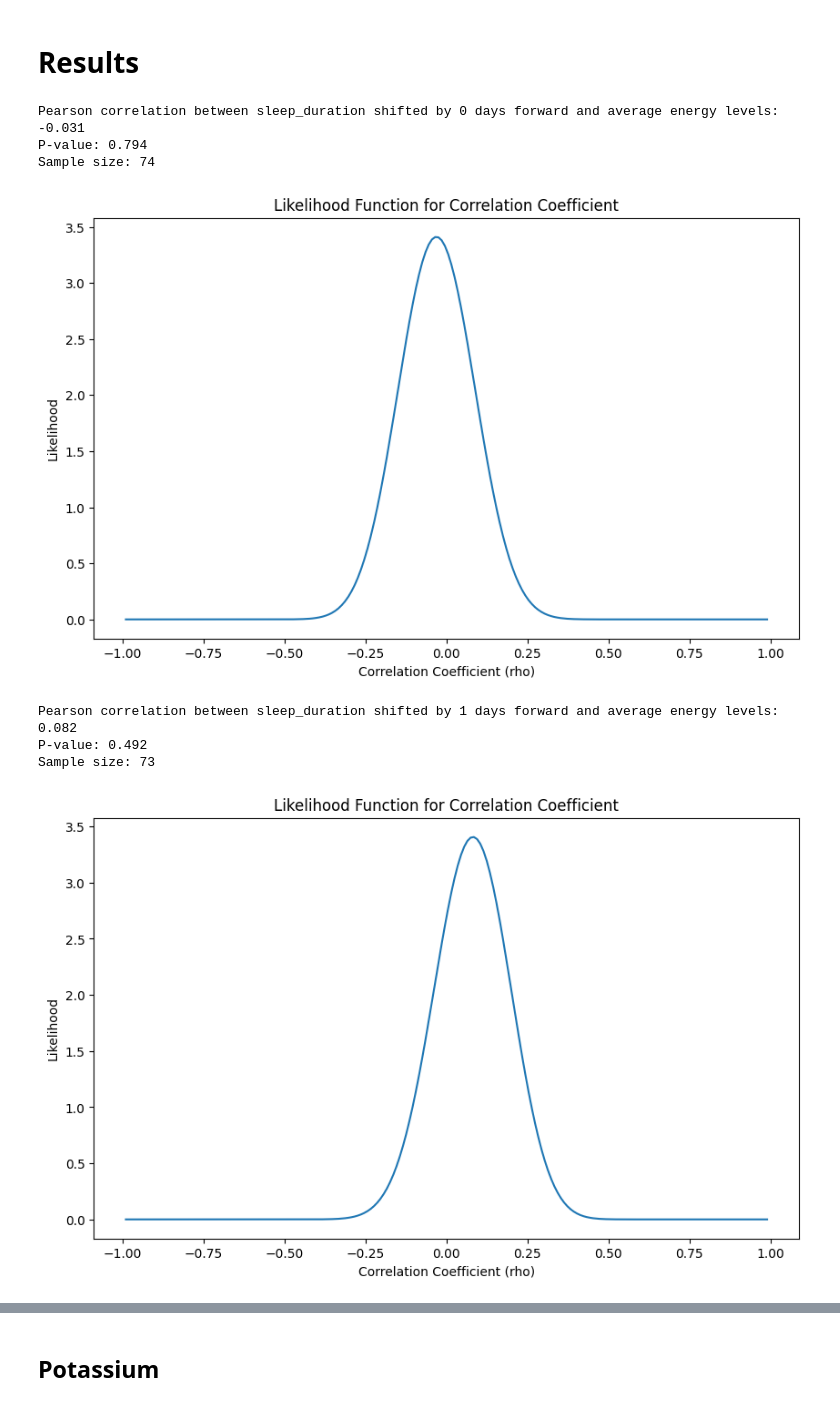
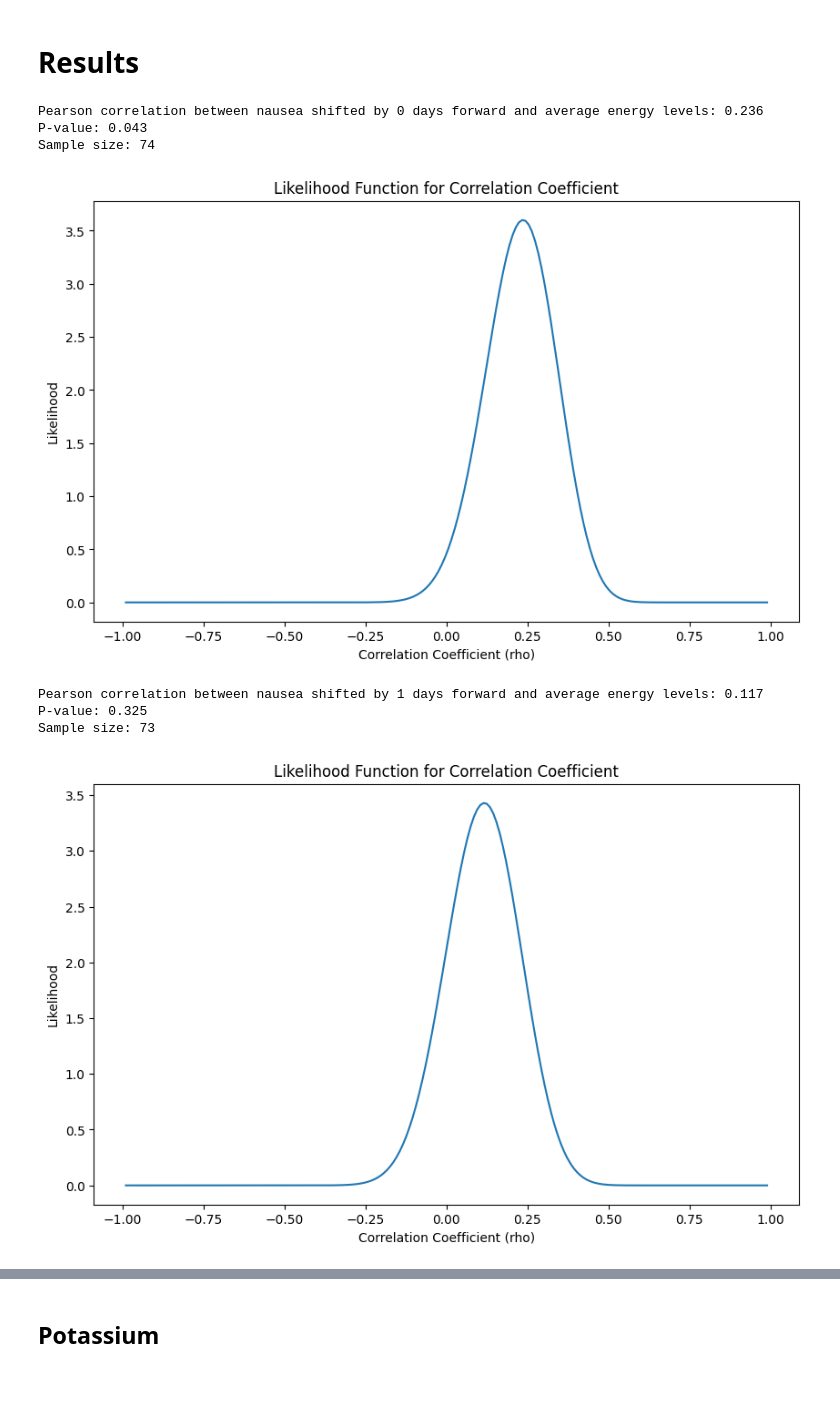
Before and after one commit to sonofhypnos/simon_data, a Jupyter notebook: simon_analysis.ipynb, the cells around one changed output, grey strips where cells are left out. Drawn from its saved outputs; the diff is of its cells as text; code cells hidden in the pictures.

Commit message:
Update data analysis

```diff
--- a/simon_analysis.ipynb
+++ b/simon_analysis.ipynb
@@ -510,11 +501,18 @@ filtered_data
 # %% [markdown]
 ## Data cleaning
 # %%
+data = data.replace('-', np.nan)
 data['went_to_bed'] = pd.to_datetime(data['went_to_bed'], format='%H:%M', errors='coerce')
 data['fell_asleep'] = pd.to_datetime(data['fell_asleep'], format='%H:%M', errors='coerce')
 data['standup'] = pd.to_datetime(data['standup'], format='%H:%M', errors='coerce')
 data['woke_up'] = pd.to_datetime(data['woke_up'], format='%H:%M', errors='coerce')
 
+# Ensure positive duration to fall asleep
+# NOTE: Modifying fell asleep like this doesn't affect the analysis later as of the time of writing this. It should not be assumed that fell asleep is before midnight
+data['fell_asleep'] = data.apply(lambda row: row['fell_asleep'] + pd.Timedelta(days=1) if row['fell_asleep'] < row['went_to_bed'] else row['fell_asleep'], axis=1)
+
+
+assert len(data[data['fell_asleep'] <= data['went_to_bed']]) == 0, "There are instances where 'fell_asleep' is earlier than 'went_to_bed'."
 # Exclude rows with missing values in 'went_to_bed' or 'fell_asleep' or 'in_bed_for'
 data= data.dropna(subset=['went_to_bed', 'fell_asleep', 'in_bed_for'])
 
@@ -522,8 +520,18 @@ data['sleep_duration'] = data['in_bed_for'].apply(lambda x: int(x.split(':')[0])
 # Ensure positive duration to fall asleep
 data['fell_asleep'] = data.apply(lambda row: row['fell_asleep'] + pd.Timedelta(days=1) if row['fell_asleep'] < row['went_to_bed'] else row['fell_asleep'], axis=1)
 
+# Ensure positive duration to fall asleep
+data['fell_asleep'] = data.apply(lambda row: row['fell_asleep'] + pd.Timedelta(days=1) if row['fell_asleep'] < row['went_to_bed'] else row['fell_asleep'], axis=1)
 # # Calculate the duration to fall asleep in minutes
 # data['time_to_fall_asleep'] = (data['fell_asleep'] - data['went_to_bed']).dt.total_seconds() / 60.0
 
+went_to_bed_filtered = data.dropna(subset=['went_to_bed', 'standup'])
+assert (went_to_bed_filtered['went_to_bed'] > went_to_bed_filtered['standup']).all()
+# Calculate the duration to fall asleep in minutes
+data['time_to_fall_asleep'] = (data['fell_asleep'] - data['went_to_bed']).dt.total_seconds() / 60.0
+
 # Calculate the total sleep duration
-# TODO: use simon's numbers for sleep duration instead using went_to_bed and woke up
+data['time_in_bed'] = ((data['standup'] + pd.Timedelta(days=1)) - data['went_to_bed']).dt.total_seconds() / 60.0
+# assert time_in bed always < 1 day
+
+assert (data['time_in_bed'].dropna() < 24*60).all(), "There are instances where 'time_in_bed' is more than 24 hours."
@@ -557,5 +549,8 @@ data.caffeine = pd.to_numeric(data.caffeine)
 data.window.fillna(1, inplace=True)
 data.session_1_cold_shower.fillna(0, inplace=True)
 data.gluten = pd.to_numeric(data.gluten)
+data.nausea.fillna(0., inplace=True)
+data["nausea"] = pd.to_numeric(data["nausea"].apply(lambda x: x if isinstance(x,float) else float(x.replace(",", "."))))
+data.nausea = pd.to_numeric(data.nausea)
 # %%
 data['masturbation'] = (data.masturbate_before_sleep.astype('bool') | data.masturbate_time.astype('bool') | data.porn.astype('bool')).astype(float)
@@ -578,2 +557,9 @@ Name: melatonin, Length: 91, dtype: float64
+# %%
+# Transfer randomized melatonin to other column
+def update_melatonin(row):
+    row['melatonin'] = row['melatonin'] if math.isnan(row['melatonin_randomized']) else row['melatonin_randomized'] * 0.15
+    return row
+# update melatonin data:
+data = data.apply(lambda x: update_melatonin(x), axis=1)
 # %% [markdown]
 ### Autocorrelation
@@ -644,7 +596,6 @@ def analyse_nausea(data, column, shift=1):
     gluten = data.copy()
     gluten[column] = gluten[column].shift(periods=shift)
     gluten[column] = pd.to_numeric(gluten[column])
-    gluten["nausea"] = pd.to_numeric(gluten["nausea"].apply(lambda x: x if isinstance(x,float) else float(x.replace(",", "."))))
 
     gluten = gluten.dropna(subset=[column, 'nausea'])
     corr, p_value = pearsonr(gluten[column], gluten["nausea"])
@@ -676,23 +627,24 @@ sample size: 27
 # %% [markdown]
 # Results
 # %%
-for column in ['sleep_duration', 'potassium', 'magnesium', 'iodine', 'omega3', 'vitamin_d', 'creatine_randomized', 'masturbation', 'masturbate_before_sleep', 'melatonin', 'melatonin_randomized', 'caffeine', 'porn']: # NOTE: 'time in bed' was apparently a column, but it is gone now'
+upstream_vars = ['nausea', 'sleep_duration', 'potassium', 'magnesium', 'iodine', 'omega3', 'vitamin_d', 'creatine_randomized', 'masturbation', 'masturbate_before_sleep', 'melatonin', 'melatonin_randomized', 'caffeine', 'porn']
+for column in upstream_vars: # NOTE: 'time in bed' was apparently a column, but it is gone now'
     start = '2024-05-29'
     end = '2024-09-10'
     if column == 'potassium':
         start = '2024-07-29' # changed randomization frequency here
     if column == 'omega3' or column == 'vitamin_d':
         start = '2024-06-9' # changed randomization here
     if column == 'creatine_randomized' or column == 'melatonin_randomized':
         start = '2024-08-09' # started to randomize these
     analyze_energy_levels_correlation_with_likelihood(data, start, end, column, shift_days=0)
     analyze_energy_levels_correlation_with_likelihood(data, start, end, column, shift_days=1)
 # %% [output]
-Pearson correlation between sleep_duration shifted by 0 days forward and average energy levels: -0.031
-P-value: 0.794
+Pearson correlation between nausea shifted by 0 days forward and average energy levels: 0.236
+P-value: 0.043
 Sample size: 74
-[figure, old version]
+[figure, new version]
-Pearson correlation between sleep_duration shifted by 1 days forward and average energy levels: 0.082
-P-value: 0.492
+Pearson correlation between nausea shifted by 1 days forward and average energy levels: 0.117
+P-value: 0.325
 Sample size: 73
-[figure, old version]
+[figure, new version]
```
Also changed, not shown: parts of 18 cells of this notebook.
